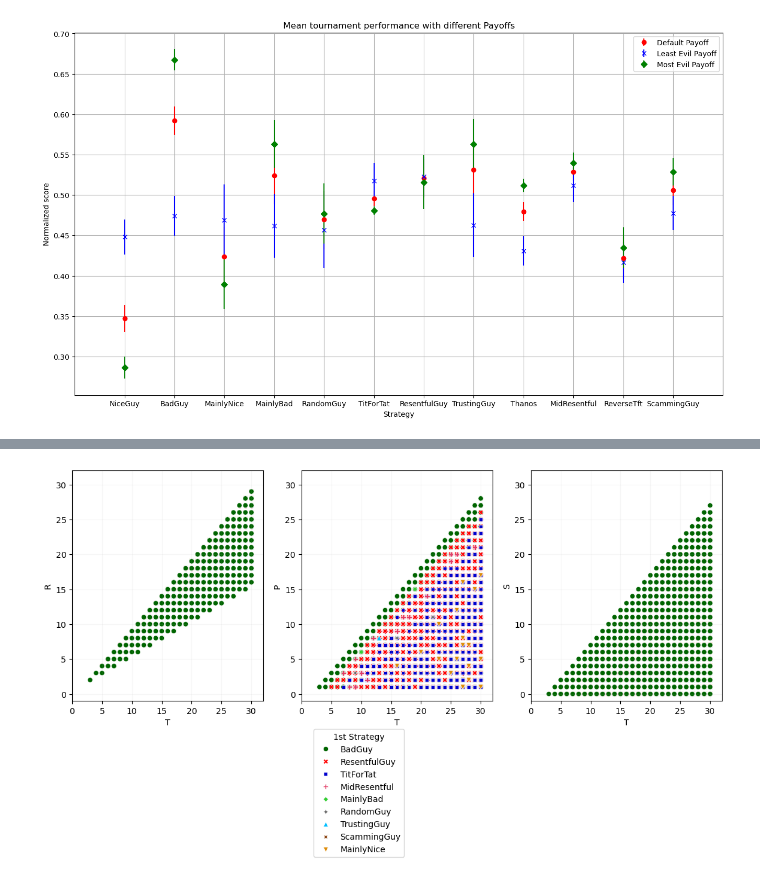
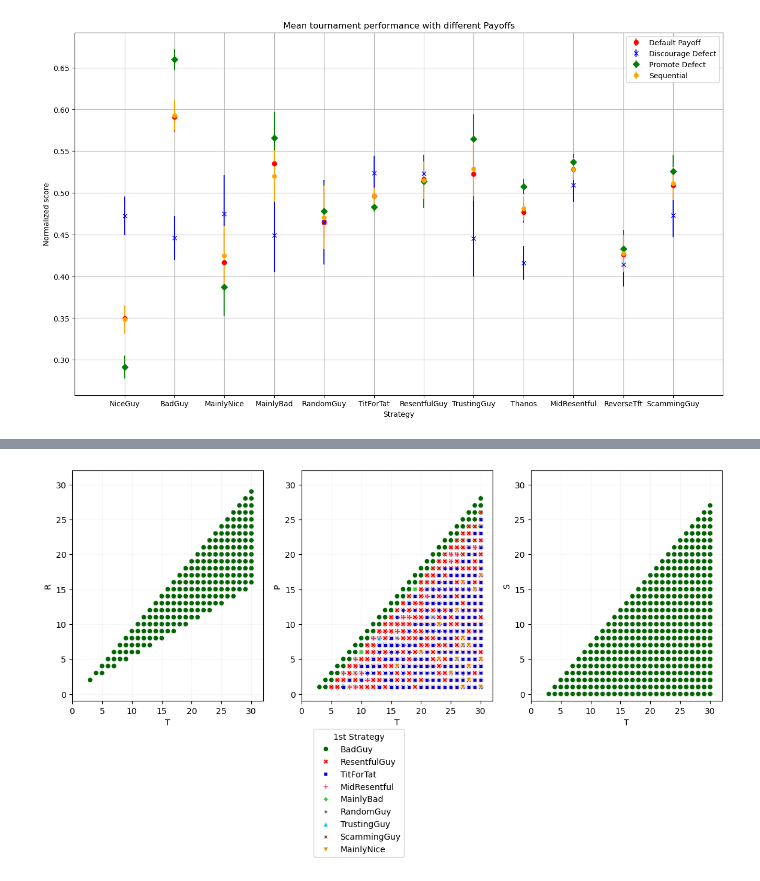
Before and after one commit to LeoPi314/LCP_projects_Y7_Group_4, a Jupyter notebook: Tourney.ipynb, the cells around one changed output, grey strips where cells are left out. Saved outputs shown, nothing was run; the diff lists cells and outputs as text; code cells hidden in the pictures.

Commit message:
[Mattia] Basically final version of Tourney

```diff
--- a/Tourney.ipynb
+++ b/Tourney.ipynb
@@ -512,3 +512,31 @@ p_t = test_parameters(10)
 for item in p_t:
     assign_test = get_new_Payoff(item)
     #print(f"{item} is ok")
+
+# Retrieve the matrix values with the highest tested parameter
+biggest_T = p_t[p_t[:,0]==p_t[-1,0]]
+#print(biggest_T)
+
+# Get the coefficients with the biggest disparity between T (succesfully defecting) and R (succesfully cooperating) and high P (both defect):
+# we want to see what happens when we heavily incentivise defecting
+#TR_gap = int(biggest_T[0,0]-biggest_T[0,1])
+Promote_Defect = get_new_Payoff([10,6,5,1])
+# Get the coefficients with the least disparity between T (succesfully defecting) and R (succesfully cooperating) and P is low, with S as high as possible
+# we want to see what happens when defecting is discouraged
+Discourage_Defect = get_new_Payoff([10,9,1,0])
+
+# Get the payoff matrix of the type [N, N-1, N-2, N-3] with N the biggest T in p_t; in this case it's [10, 9, 8, 7]
+Sequential = get_new_Payoff(biggest_T[-1])
+
+print("With Promote Defect payoff matrix:\n", Promote_Defect)
+result_Promote_Defect, Promote_Defect_top3 = mean_tourney(test_part,N_rounds = N_ROUNDS, M = Promote_Defect, repeats=100)
+# For our analysis, the strategy that gets first the most time is the most important information
+display( pd.concat( (Promote_Defect_top3.sort_values(by=["First [%]"],ascending=False), result_Promote_Defect),axis=1) )
+
+print("With Discourage Defect payoff matrix:\n", Discourage_Defect)
+result_Discourage_Defect, Discourage_Defect_top3 = mean_tourney(test_part,N_rounds = N_ROUNDS, M = Discourage_Defect,repeats=100)
+display( pd.concat( (Discourage_Defect_top3.sort_values(by=["First [%]"],ascending=False), result_Discourage_Defect),axis=1) )
+
+print("With Sequential payoff matrix:\n", Sequential)
+result_Sequential, Sequential_top3 = mean_tourney(test_part,N_rounds = N_ROUNDS, M = Sequential,repeats=100)
+display( pd.concat( (Sequential_top3.sort_values(by=["First [%]"],ascending=False), result_Sequential),axis=1) )
@@ -569,30 +592,27 @@ With Least Evil payoff matrix:
 # %%
 # Scatter plot to visualize results
 names = mean_result_df.index
 x_vals = np.arange(1,len(names)+1,1)
-#y_res = [result[i][1] for i in range (len(result))]
-#y_most_evil = [result_Most_Evil[i][1] for i in range (len(result_Most_Evil))]
-#y_least_evil = [result_Least_Evil[i][1] for i in range (len(result_Least_Evil))]
-#cmap = ["#e61212","#4f3307", "#cc8c14","#fcf112","#91f527","#7fffd4","#074f0d","#0df7ff","#0d208c","#6440a1","#f22ce8","#7fffd4"]
 
 fig, ax = plt.subplots(figsize=(16,9))
 # with my version of matplotlib - 3.9.2 - ls="" is needed to hide lines connecting the dots
 ax.errorbar(x_vals, mean_result_df["Mean Score"], yerr =mean_result_df["Mean Error"], label = "Default Payoff", color = "red", marker  = "o",ls='')
-ax.errorbar(x_vals, result_Least_Evil["Mean Score"], yerr=result_Least_Evil["Mean Error"], label = "Least Evil Payoff", color = "blue", marker = "x",ls='')
-ax.errorbar(x_vals, result_Most_Evil["Mean Score"], yerr=result_Most_Evil["Mean Error"] ,label = "Most Evil Payoff", color = "green", marker = "D",ls='')
+ax.errorbar(x_vals, result_Discourage_Defect["Mean Score"], yerr=result_Discourage_Defect["Mean Error"], label = "Discourage Defect", color = "blue", marker = "x",ls='')
+ax.errorbar(x_vals, result_Promote_Defect["Mean Score"], yerr=result_Promote_Defect["Mean Error"] ,label = "Promote Defect", color = "green", marker = "D",ls='')
+ax.errorbar(x_vals, result_Sequential["Mean Score"], yerr=result_Sequential["Mean Error"] ,label = "Sequential", color = "orange", marker = "h",ls='')
 ax.set_title("Mean tournament performance with different Payoffs")
 ax.set_xlabel("Strategy")
 ax.set_xlim(0,len(names)+1)
 ax.set_xticks(x_vals)
 ax.set_ylabel("Normalized score")
 
 ax.set_xticklabels(names)
 ax.grid()
 
 ax.legend()
 plt.show()
 # %% [output]
-[figure, old version]
+[figure, new version]
 # %%
 RUN_AGAIN = False
 MAX_VALUE = 30
```
Also changed, not shown: parts of 13 cells of this notebook, 1 other file.
